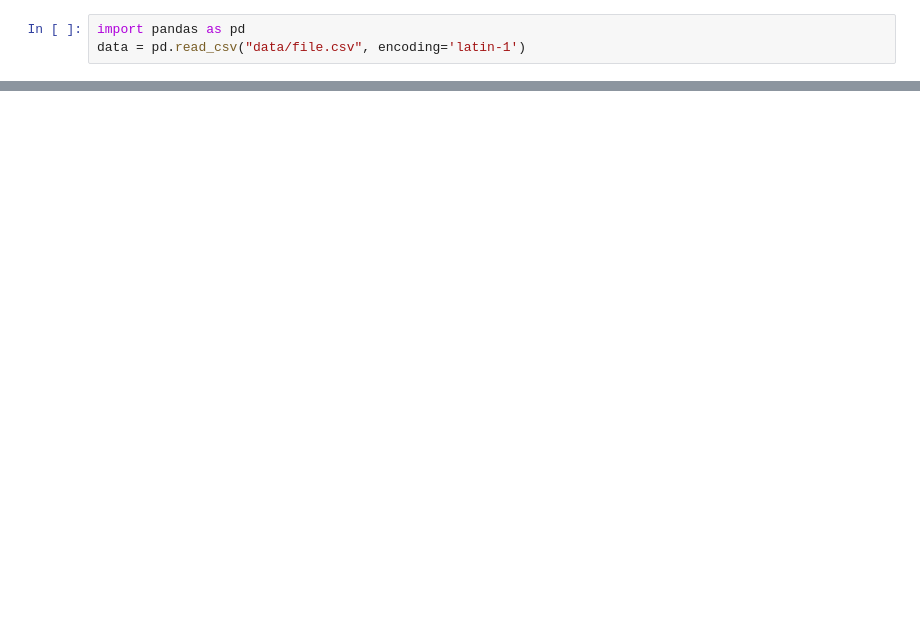
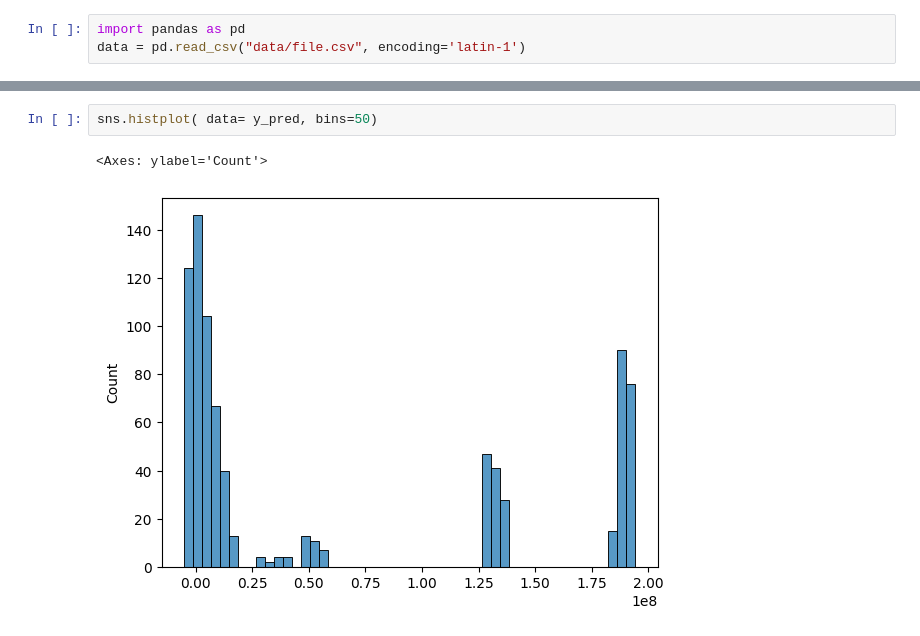
Before and after one commit to LucasJohannsenShadow/AVCD, a Jupyter notebook: machinelikedone.ipynb, the cells around one changed output, grey strips where cells are left out. Cells and saved outputs as stored; diff of their text form; blank space fills up the shorter version.

```diff
--- a/machinelikedone.ipynb
+++ b/machinelikedone.ipynb
@@ -119,0 +71,5 @@ Mean Squared Error: 1232045399713502.5
+# %%
+sns.histplot( data= y_pred, bins=50)
+# %% [output]
+<Axes: ylabel='Count'>
+[figure, added]
```
Also changed, not shown: parts of 18 cells of this notebook.
